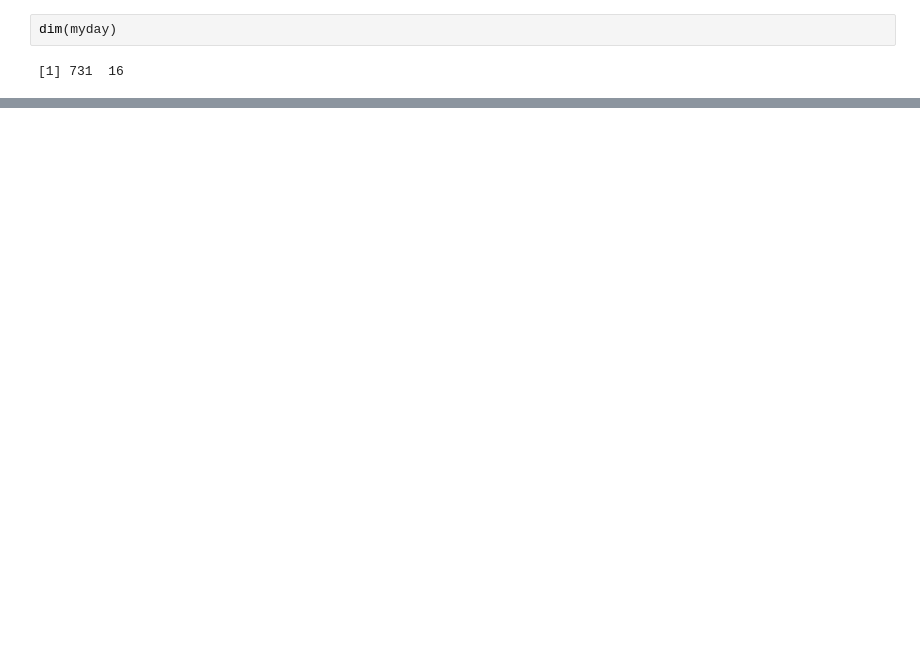
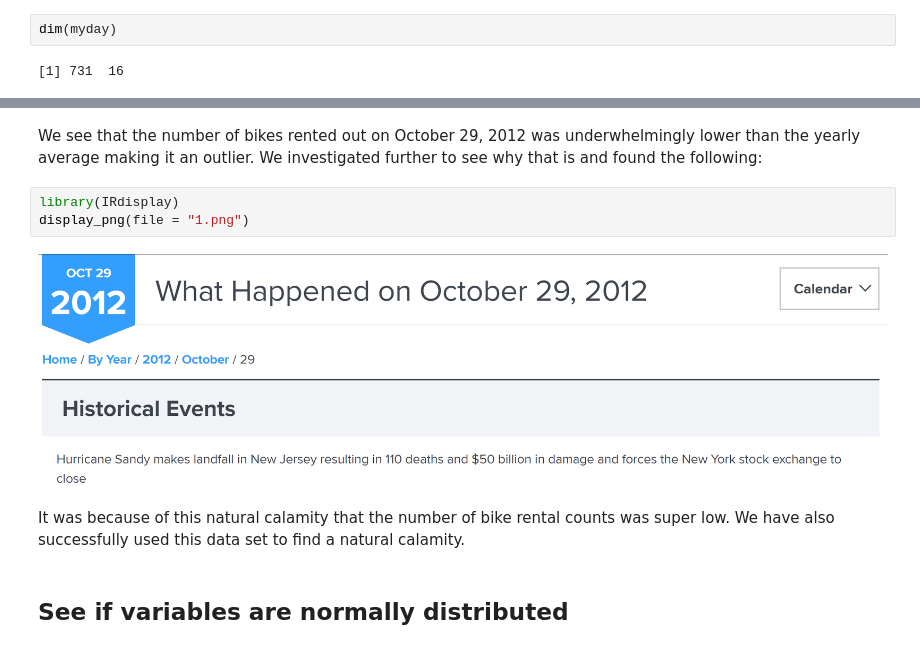
Before and after one commit to freinric/Modeling-Bike-Rentals, a Jupyter notebook: Project.ipynb, the cells around one changed output, grey strips where cells are left out. Cells and saved outputs as stored; diff of their text form; blank space fills up the shorter version.

```diff
--- a/Project.ipynb
+++ b/Project.ipynb
@@ -793,0 +668,11 @@ Warning message:
+# %% [markdown]
+We see that the number of bikes rented out on October 29, 2012 was underwhelmingly lower than the yearly average making it an outlier. We investigated further to see why that is and found the following:
+# %%
+library(IRdisplay)
+display_png(file = "1.png")
+# %% [output]
+[figure, added]
+# %% [markdown]
+It was because of this natural calamity that the number of bike rental counts was super low. We have also successfully used this data set to find a natural calamity.
+# %% [markdown]
+## See if variables are normally distributed
```
Also changed, not shown: parts of 73 cells of this notebook, 1 other file.
